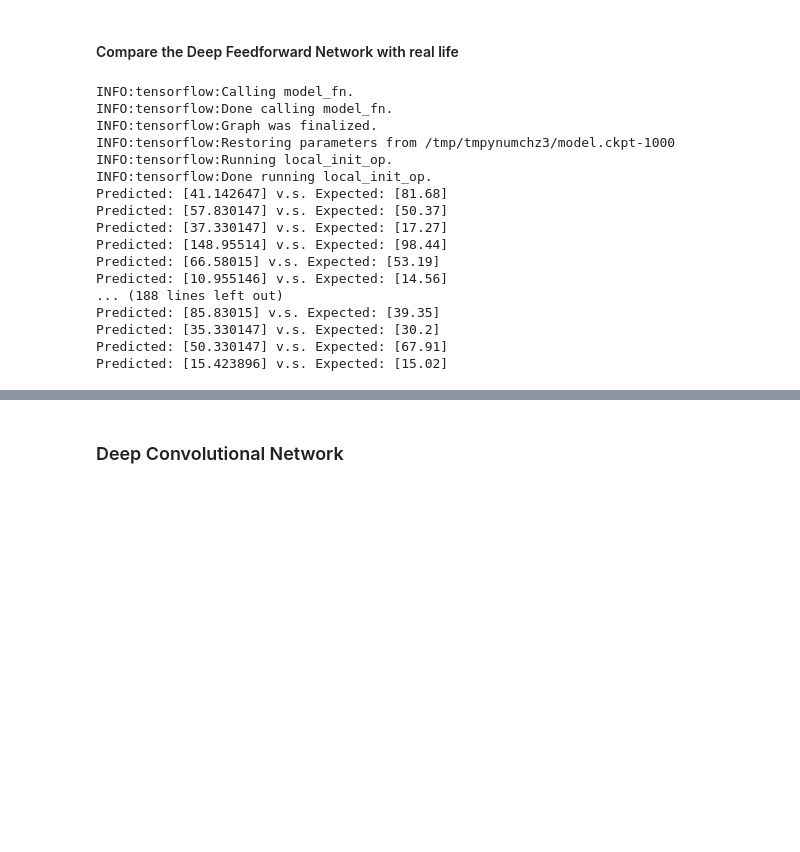
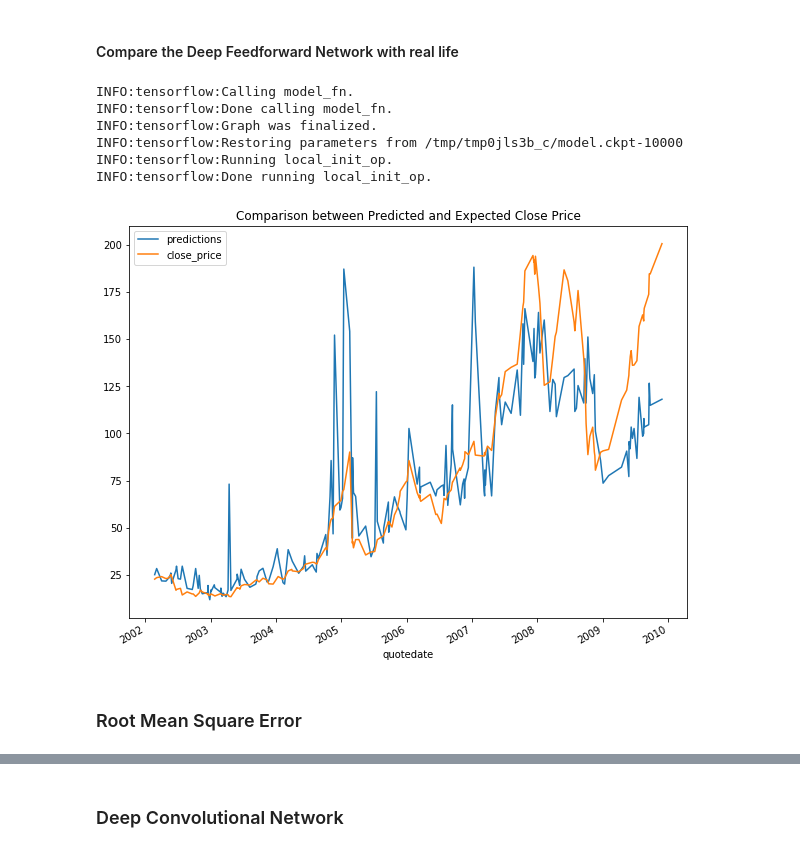
Before and after one commit to yazanobeidi/deep-flow, a Jupyter notebook: Deep Flow User Interface.ipynb, the cells around one changed output, grey strips where cells are left out. Drawn from its saved outputs; the diff is of its cells as text; code cells hidden in the pictures; blank space fills up the shorter version.

Commit message:
working feedforward net + results

```diff
--- a/Deep Flow User Interface.ipynb
+++ b/Deep Flow User Interface.ipynb
@@ -173,12 +190,15 @@ viewer.table(clean_apple_pre)
 ### Deep Feedforward Network
 #### Create and Train the Deep Feedforward Network
 # %%
+# initialize deepflow.learn object
 deepflow = df.Learn(dataset)
 
-params = {'units': [6, 7, 6],
-          'steps': 1000,
-          'batch_size': 100}
+# create parameters dictionary
+params = {'units': [6, 5, 6],
+          'steps': 10000,
+          'batch_size': 1000}
 
+# indicate training set into features and labels
 trainX, trainY = train[['open_price',
                         'prev_open',
                         'prev_high',
@@ -186,6 +206,7 @@ trainX, trainY = train[['open_price',
                         'prev_close',
                         'prev_volume']], train[['close_price']]
 
+# train a feedforward network
 deepflow.feedforward(mode='train',
                      param=params,
                      x=trainX,
@@ -239,36 +260,32 @@ INFO:tensorflow:Saving dict for global step 1000: average_loss = 3041.849, globa
 # %%
 validationX, validationY = validation[['open_price',
                         'prev_open',
                         'prev_high',
                         'prev_low',
                         'prev_close',
                         'prev_volume']], validation[['close_price']]
 
-predictions = [p for p in deepflow.feedforward(mode='predict',
-                     param=params,
-                     x=validationX)]
+predictions = deepflow.feedforward(mode='predict',
+                                  param=params,
+                                  x=validationX)
 
-for ypred, yact in zip(predictions, validationY.values.tolist()):
-    print('Predicted: {} v.s. Expected: {}'.format(
-                    ypred['predictions'], yact))
+# for ypred, yact in zip(predictions, validationY.values.tolist()):
+#     print('Predicted: {} v.s. Expected: {}'.format(
+#                     ypred['predictions'], yact))
+
+viewer.plot([predictions, validationY],
+            x=validation['quotedate'],
+            title='Comparison between Predicted and Expected Close Price')
 # %% [output]
 INFO:tensorflow:Calling model_fn.
 INFO:tensorflow:Done calling model_fn.
 INFO:tensorflow:Graph was finalized.
-INFO:tensorflow:Restoring parameters from /tmp/tmpynumchz3/model.ckpt-1000
+INFO:tensorflow:Restoring parameters from /tmp/tmp0jls3b_c/model.ckpt-10000
 INFO:tensorflow:Running local_init_op.
 INFO:tensorflow:Done running local_init_op.
-Predicted: [41.142647] v.s. Expected: [81.68]
-Predicted: [57.830147] v.s. Expected: [50.37]
-Predicted: [37.330147] v.s. Expected: [17.27]
-Predicted: [148.95514] v.s. Expected: [98.44]
-Predicted: [66.58015] v.s. Expected: [53.19]
-Predicted: [10.955146] v.s. Expected: [14.56]
-... (188 lines left out)
-Predicted: [85.83015] v.s. Expected: [39.35]
-Predicted: [35.330147] v.s. Expected: [30.2]
-Predicted: [50.330147] v.s. Expected: [67.91]
-Predicted: [15.423896] v.s. Expected: [15.02]
+[figure, added]
+# %% [markdown]
+### Root Mean Square Error
 # %%
 rmse = deepflow.rmse(predictions, validationY)
 print('Resultant RMSE: {}'.format(rmse))
```
Also changed, not shown: parts of 13 cells of this notebook, 2 other files.
